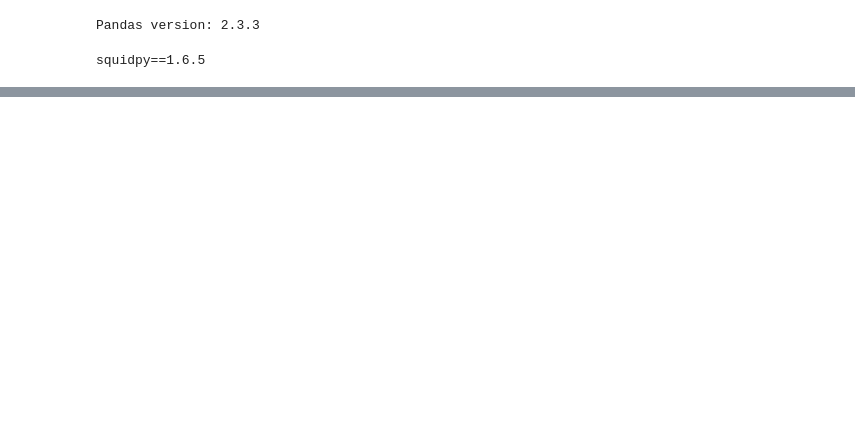
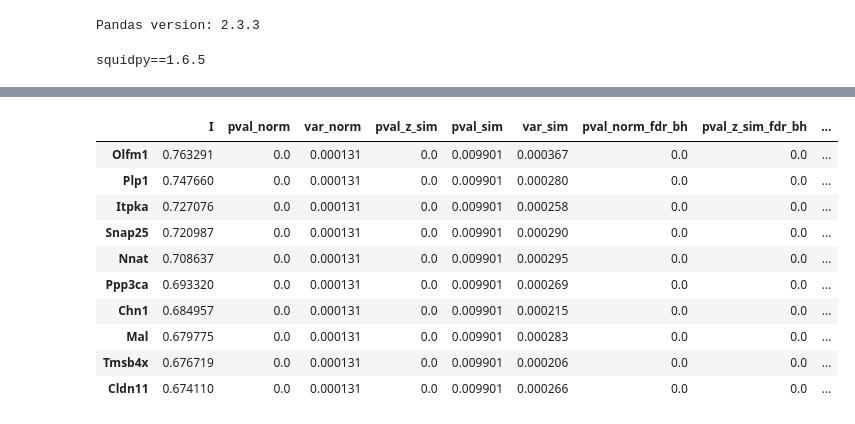
Before and after one commit to mmetalab/spatial_transcriptomics_marker_mapper, a Jupyter notebook: Code/spatial_data_explore.ipynb, the cells around one changed output, grey strips where cells are left out. Cells and saved outputs as stored; diff of their text form; code cells hidden in the pictures; blank space fills up the shorter version.

```diff
--- a/Code/spatial_data_explore.ipynb
+++ b/Code/spatial_data_explore.ipynb
@@ -83,0 +131,14 @@ sq.pl.spatial_scatter(adata, color=["features_cluster", "cluster"])
+# %%
+adata.uns["moranI"].head(10)
+# %% [output]
+|  | I | pval_norm | var_norm | pval_z_sim | pval_sim | var_sim | pval_norm_fdr_bh | pval_z_sim_fdr_bh | ... |
+| Olfm1 | 0.763291 | 0.0 | 0.000131 | 0.0 | 0.009901 | 0.000367 | 0.0 | 0.0 | ... |
+| Plp1 | 0.747660 | 0.0 | 0.000131 | 0.0 | 0.009901 | 0.000280 | 0.0 | 0.0 | ... |
+| Itpka | 0.727076 | 0.0 | 0.000131 | 0.0 | 0.009901 | 0.000258 | 0.0 | 0.0 | ... |
+| Snap25 | 0.720987 | 0.0 | 0.000131 | 0.0 | 0.009901 | 0.000290 | 0.0 | 0.0 | ... |
+| Nnat | 0.708637 | 0.0 | 0.000131 | 0.0 | 0.009901 | 0.000295 | 0.0 | 0.0 | ... |
+| Ppp3ca | 0.693320 | 0.0 | 0.000131 | 0.0 | 0.009901 | 0.000269 | 0.0 | 0.0 | ... |
+| Chn1 | 0.684957 | 0.0 | 0.000131 | 0.0 | 0.009901 | 0.000215 | 0.0 | 0.0 | ... |
+| Mal | 0.679775 | 0.0 | 0.000131 | 0.0 | 0.009901 | 0.000283 | 0.0 | 0.0 | ... |
+| Tmsb4x | 0.676719 | 0.0 | 0.000131 | 0.0 | 0.009901 | 0.000206 | 0.0 | 0.0 | ... |
+| Cldn11 | 0.674110 | 0.0 | 0.000131 | 0.0 | 0.009901 | 0.000266 | 0.0 | 0.0 | ... |
```
Also changed, not shown: parts of 7 cells of this notebook, 10 other files.
